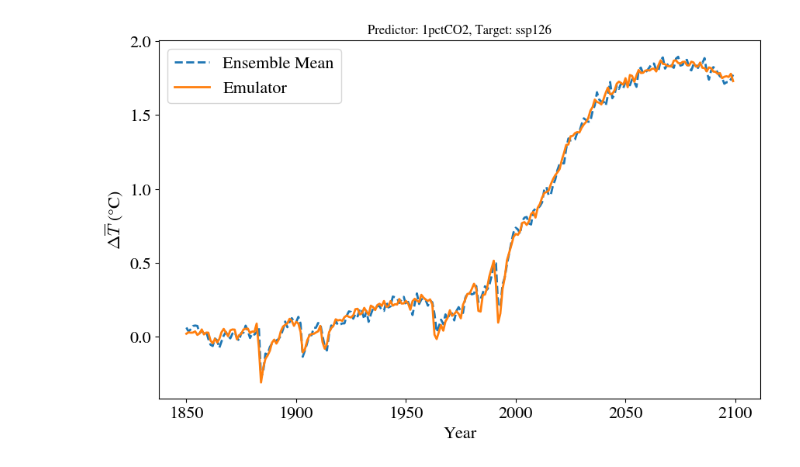
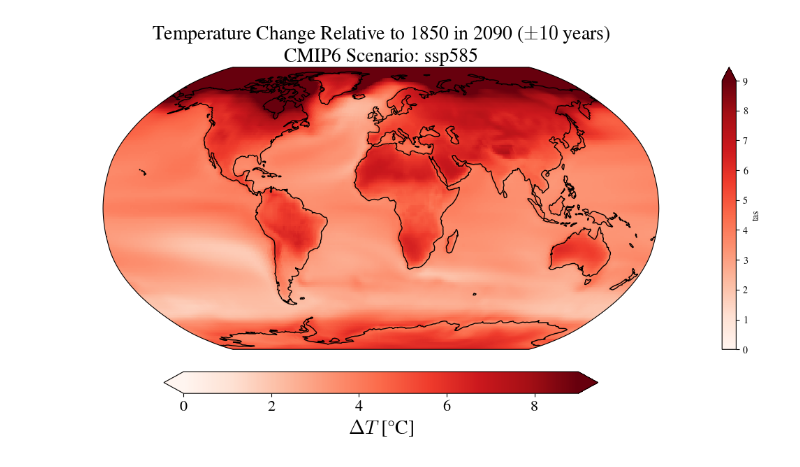
Before and after one commit to cbwomack/ERF_Greens, a Jupyter notebook: ERF_Emulator/3_paper_plots.ipynb, the cells around one changed output. Saved outputs shown, nothing was run; the diff lists cells and outputs as text; code cells hidden in the pictures.

```diff
--- a/ERF_Emulator/3_paper_plots.ipynb
+++ b/ERF_Emulator/3_paper_plots.ipynb
@@ -284,9 +287,9 @@ def calc_area_error(truth_path, emulator_path, start_year, end_year):
     # Create histogram of error by area on the planet
     n_bins = 100
     if 'patt' in emulator_path:
-        counts, bins = np.histogram(pct_error_stacked.tas.values, range = (-0.375,0.375), bins = n_bins)
+        counts, bins = np.histogram(pct_error_stacked.tas.values, range = (-0.25,0.25), bins = n_bins)
     else:
-        counts, bins = np.histogram(pct_error_stacked.values, range = (-0.375,0.375), bins = n_bins)
+        counts, bins = np.histogram(pct_error_stacked.values, range = (-0.25,0.25), bins = n_bins)
     seen = set()
     for i in range(n_bins):
         bin_l = bins[i]
@@ -532,10 +635,13 @@ if save:
 import matplotlib
 matplotlib.rcParams['mathtext.fontset'] = 'cm'
 matplotlib.rcParams['font.family'] = 'STIXGeneral'
-save = False
+save = True
+
+output_path = ERFutils.path_to_ERF_outputs
+figure_path = ERFutils.path_to_figures
 
 train_id = ['1pctCO2']#,'ssp126','ssp245','ssp370','ssp585']
-conv_id = ['ssp126']#,'ssp126','ssp245','ssp370','ssp585']
+conv_id = ['ssp585']#,'ssp585']#,'ssp245','ssp370','ssp585']
 
 for train in train_id:
     for conv in conv_id:
@@ -543,32 +649,34 @@ for train in train_id:
         tas_CMIP_path = f'{output_path}tas/tas_CMIP_{conv}_all_ds.nc4'
         tas_CMIP = xr.open_dataset(tas_CMIP_path)
 
         conv_ds_path = f'{output_path}Spatial Results/res_conv_spatial_{train}_{conv}_all_ds.nc4'
         conv_ds = xr.open_dataset(conv_ds_path)['__xarray_dataarray_variable__']
 
         conv_mean_ds_path = f'{output_path}Global Mean Results/res_conv_global_{train}_{conv}_all_ds.nc4'
         conv_mean_ds = xr.open_dataset(conv_mean_ds_path)['__xarray_dataarray_variable__']
 
         if 'ssp' in conv and 'ssp' in train:
             tas_CMIP = tas_CMIP.sel(s = slice(165,250)).assign_coords(s = range(0,85))
 
         if 'ssp' in conv and 'ssp' not in train:
             start_yr1, plot_yr1, end_yr1 = 2040, 2050, 2060
             start_yr2, plot_yr2, end_yr2 = 2080, 2090, 2100
         elif 'ssp' in conv:
             start_yr1, plot_yr1, end_yr1 = 1875, 1885, 1895
             start_yr2, plot_yr2, end_yr2 = 1915, 1925, 1935
         elif 'hist' in conv:
             start_yr, plot_yr, end_yr = 1850, 1975, 2015
         else: # 1pctCO2
             start_yr1, plot_yr1, end_yr1 = 1940, 1950, 1960
             start_yr2, plot_yr2, end_yr2 = 1980, 1990, 2000
 
         # Make plots for analysis
         model_color = ERFutils.model_color
         type_color = ERFutils.type_color
-        ERFutils.plot_conv_meanGF(train, conv, conv_mean_ds, tas_CMIP, save_fig = save)
+        #ERFutils.plot_conv_meanGF(train, conv, conv_mean_ds, tas_CMIP, save_fig = save)
+        ERFutils.plot_dif_map_meanGF(conv_ds, tas_CMIP, plot_yr = plot_yr2, yr_dif = 10, train_id = train, conv_id = conv, dif = False, save_fig = save)
+
         #ERFutils.plot_dif_map_meanGF(conv_ds, tas_CMIP, plot_yr = plot_yr1, yr_dif = 10, train_id = train, conv_id = conv, save_fig = save)
         #ERFutils.plot_dif_map_meanGF(conv_ds, tas_CMIP, plot_yr = plot_yr2, yr_dif = 10, train_id = train, conv_id = conv, save_fig = save)
 # %% [output]
-[figure, old version]
+[figure, new version]
```
Also changed, not shown: parts of 8 cells of this notebook, 2 other files.
